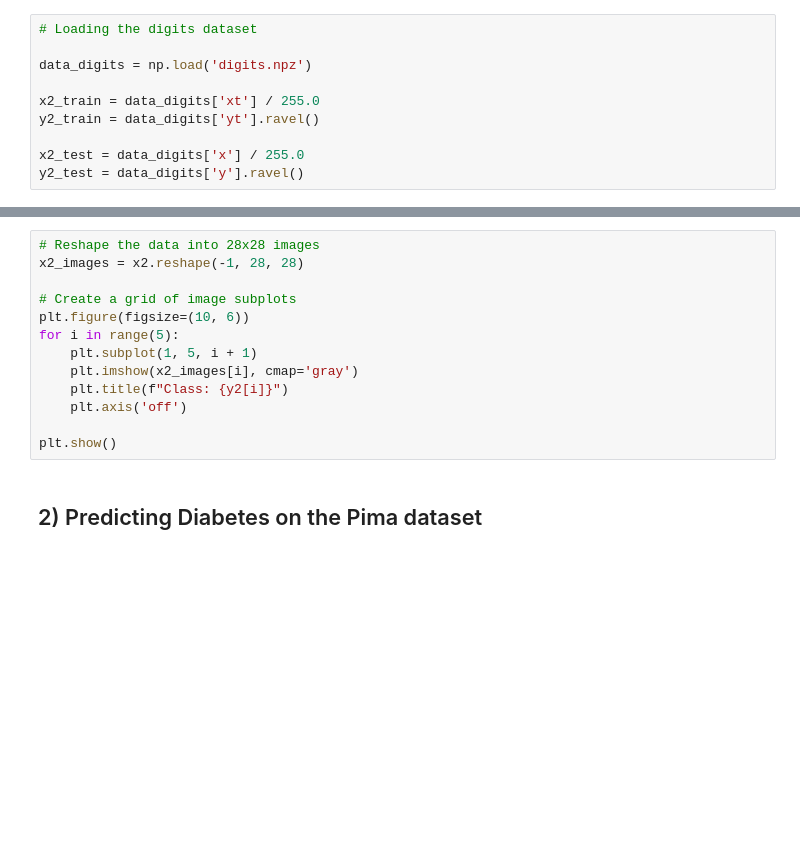
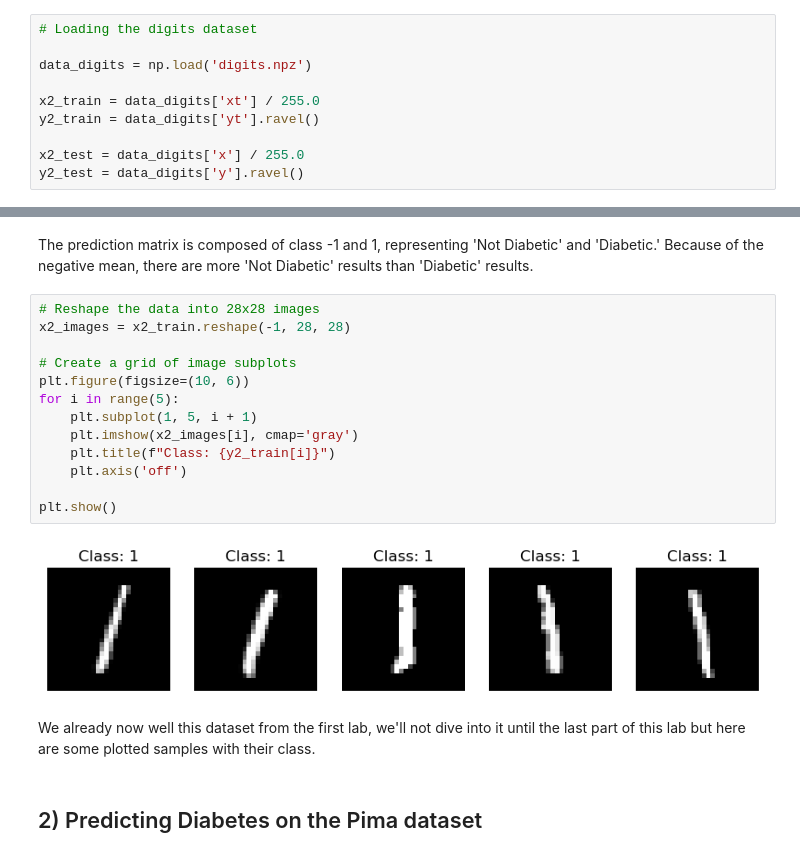
Before and after one commit to Nicolassaint/X-Intro_ML, a Jupyter notebook: code_report3.ipynb, the cells around one changed output, grey strips where cells are left out. Saved outputs shown, nothing was run; the diff lists cells and outputs as text; blank space fills up the shorter version.

```diff
--- a/code_report3.ipynb
+++ b/code_report3.ipynb
@@ -40,16 +84,22 @@ df_y1.describe()
+# %% [markdown]
+The prediction matrix is composed of class -1 and 1, representing 'Not Diabetic' and 'Diabetic.' Because of the negative mean, there are more 'Not Diabetic' results than 'Diabetic' results.
 # %%
 # Reshape the data into 28x28 images
-x2_images = x2.reshape(-1, 28, 28)
+x2_images = x2_train.reshape(-1, 28, 28)
 
 # Create a grid of image subplots
 plt.figure(figsize=(10, 6))
 for i in range(5):
     plt.subplot(1, 5, i + 1)
     plt.imshow(x2_images[i], cmap='gray')
-    plt.title(f"Class: {y2[i]}")
+    plt.title(f"Class: {y2_train[i]}")
     plt.axis('off')
 
 plt.show()
+# %% [output]
+[figure, added]
+# %% [markdown]
+We already now well this dataset from the first lab, we'll not dive into it until the last part of this lab but here are some plotted samples with their class.
 # %% [markdown]
 ## 2) Predicting Diabetes on the Pima dataset
 # %% [markdown]
```
Also changed, not shown: parts of 149 cells of this notebook.
